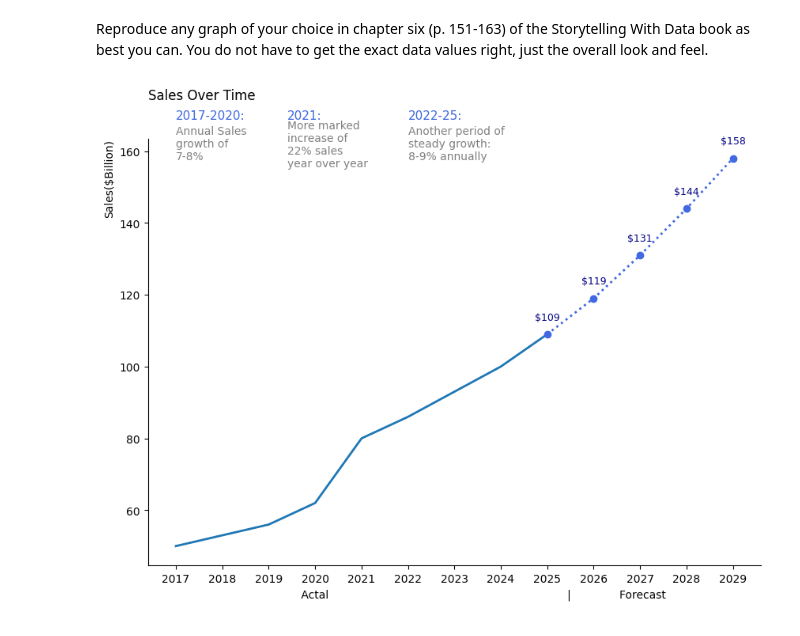
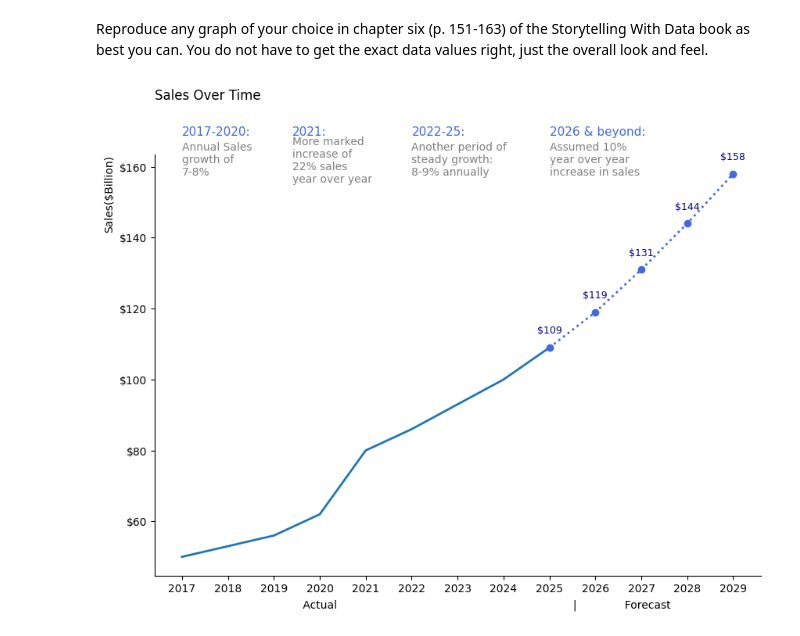
Before and after one commit to Jbaner/Module-B-semester-2, a Jupyter notebook: Week10.ipynb, the cells around one changed output. Cells and saved outputs as stored; diff of their text form; code cells hidden in the pictures.

```diff
--- a/Week10.ipynb
+++ b/Week10.ipynb
@@ -233,6 +233,7 @@ Reproduce any graph of your choice in chapter six (p. 151-163) of the Storytelli
 # %%
 #Annotated line graph with forecast fig 6.2
 import matplotlib.pyplot as plt
+import matplotlib.ticker as mtick
 
 df_sales = pd.DataFrame(columns = ["Year"])
 df_sales["Year"] = [2017,2018,2019,2020,2021,2022,2023,2024,2025,2026,2027,2028,2029]
@@ -242,34 +243,42 @@ df_sales["Sales"] = [50, 53, 56, 62, 80, 86, 93, 100, 109, 119, 131, 144, 158]
 #split between actual and forecast year
 df_actual=df_sales[df_sales["Year"]<=2025]
 df_future=df_sales[df_sales["Year"]>=2025]
 
 plt.figure(figsize=(10,7))
 #plot actual data
 plt.plot(df_actual["Year"],df_actual["Sales"], linewidth=2 )
 
 #plot forecast
 plt.plot(df_future["Year"],df_future["Sales"], linestyle='dotted',linewidth=2, color='#4169E1', marker='o')
-plt.xlabel("                 Actal                                                                     |              Forecast")
+plt.xlabel("                 Actual                                                                     |              Forecast")
 plt.ylabel("Sales($Billion)", loc='top')
-plt.title("Sales Over Time\n\n", loc="left")
+plt.title("Sales Over Time\n\n\n", loc="left")
 plt.xticks(df_sales["Year"])
 
 #to remove the spines as shown in the book
 ax=plt.gca()
 ax.spines["right"].set_visible(False)
 ax.spines["top"].set_visible(False)
 
 #Add summary as shown in the book
 ax.text(2017,165,"\n2017-2020:\n", color="#4169E1", fontsize=11)
 ax.text(2017,154,"Annual Sales \ngrowth of \n7-8%\n", color="gray", fontsize=10)
 ax.text(2019.4,165,"\n2021:\n", color="#4169E1", fontsize=11)
-ax.text(2019.4,152,"More marked \nincrease of \n22% sales \nyear over year\n", color="gray", fontsize=10)
+ax.text(2019.4,152,"More marked\nincrease of\n22% sales\nyear over year\n", color="gray", fontsize=10)
 ax.text(2022,165,"\n2022-25:\n", color="#4169E1", fontsize=11)
 ax.text(2022,154,"Another period of\nsteady growth:\n8-9% annually\n", color="gray", fontsize=10)
+ax.text(2025,165,"\n2026 & beyond:\n", color="#4169E1", fontsize=11)
+ax.text(2025,154,"Assumed 10%\nyear over year\nincrease in sales\n", color="gray", fontsize=10)
+
 #Add data label for future years as shown in the book
 for i in range(len(df_future)):
   x=df_future.iloc[i]["Year"]
   y=df_future.iloc[i]["Sales"]
   ax.text(x, y+4, f'${str(y)}', ha='center', fontsize=9, color='#000080')
+
+#Add $ sign in yticks
+ax.yaxis.set_major_formatter(mtick.StrMethodFormatter('${x:,.0f}'))
+
+plt.show()
 # %% [output]
-[figure, old version]
+[figure, new version]
```
